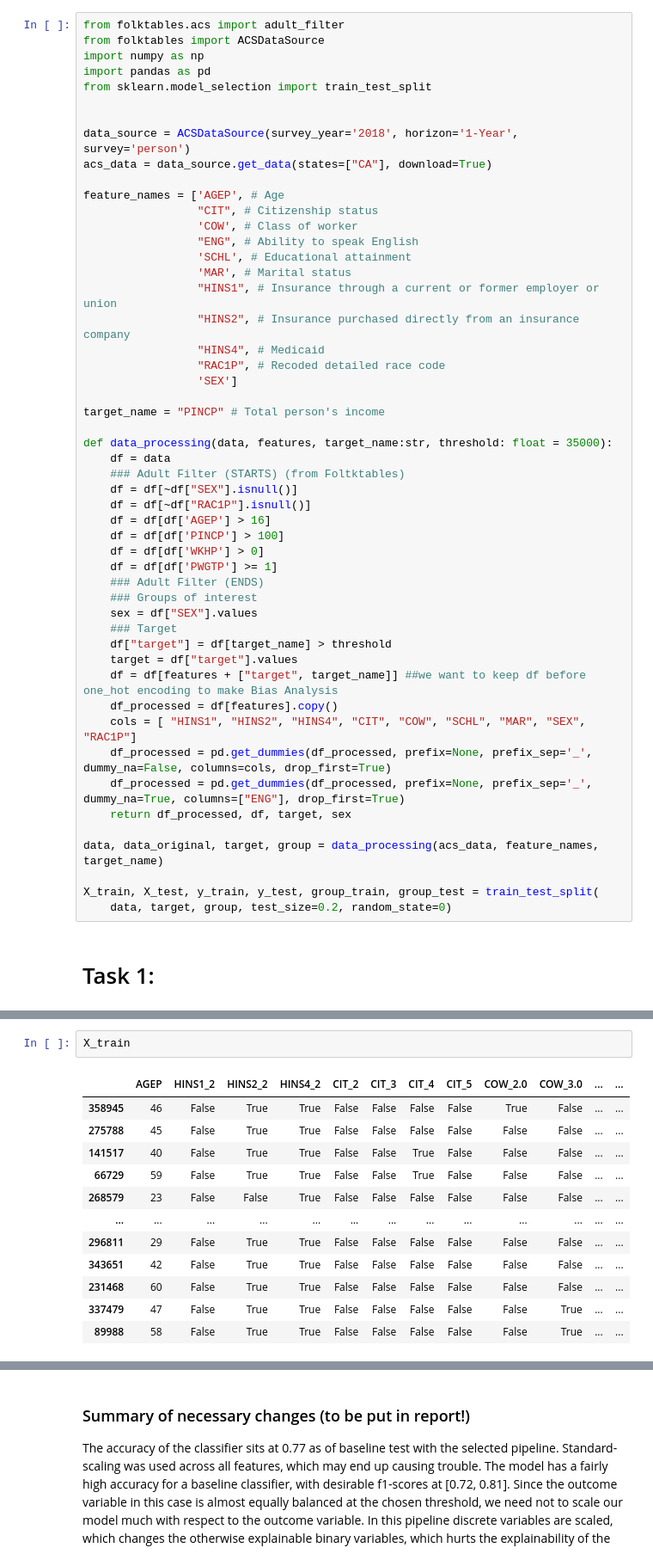
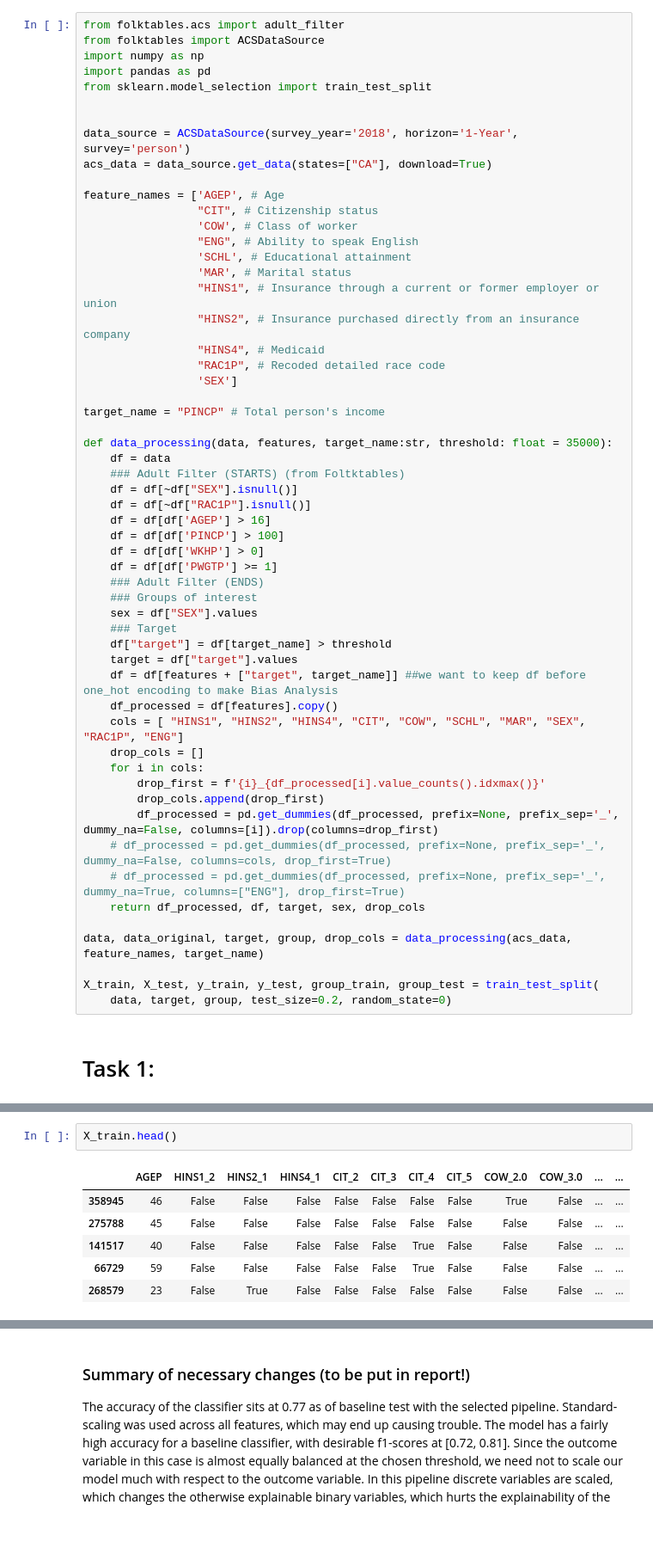
Before and after one commit to Steinar-Slette/AF_mandatory, a Jupyter notebook: notebooks/random_forest.ipynb, the cells around one changed output, grey strips where cells are left out. Shown at 86% size. Cells and saved outputs as stored; diff of their text form; blank space fills up the shorter version.

```diff
--- a/notebooks/random_forest.ipynb
+++ b/notebooks/random_forest.ipynb
@@ -46,12 +46,17 @@ def data_processing(data, features, target_name:str, threshold: float = 35000):
     target = df["target"].values
     df = df[features + ["target", target_name]] ##we want to keep df before one_hot encoding to make Bias Analysis
     df_processed = df[features].copy()
-    cols = [ "HINS1", "HINS2", "HINS4", "CIT", "COW", "SCHL", "MAR", "SEX", "RAC1P"]
-    df_processed = pd.get_dummies(df_processed, prefix=None, prefix_sep='_', dummy_na=False, columns=cols, drop_first=True)
-    df_processed = pd.get_dummies(df_processed, prefix=None, prefix_sep='_', dummy_na=True, columns=["ENG"], drop_first=True)
-    return df_processed, df, target, sex
+    cols = [ "HINS1", "HINS2", "HINS4", "CIT", "COW", "SCHL", "MAR", "SEX", "RAC1P", "ENG"]
+    drop_cols = []
+    for i in cols:
+        drop_first = f'{i}_{df_processed[i].value_counts().idxmax()}'
+        drop_cols.append(drop_first)
+        df_processed = pd.get_dummies(df_processed, prefix=None, prefix_sep='_', dummy_na=False, columns=[i]).drop(columns=drop_first)
+    # df_processed = pd.get_dummies(df_processed, prefix=None, prefix_sep='_', dummy_na=False, columns=cols, drop_first=True)
+    # df_processed = pd.get_dummies(df_processed, prefix=None, prefix_sep='_', dummy_na=True, columns=["ENG"], drop_first=True)
+    return df_processed, df, target, sex, drop_cols
 
-data, data_original, target, group = data_processing(acs_data, feature_names, target_name)
+data, data_original, target, group, drop_cols = data_processing(acs_data, feature_names, target_name)
 
 X_train, X_test, y_train, y_test, group_train, group_test = train_test_split(
     data, target, group, test_size=0.2, random_state=0)
@@ -70,17 +90,11 @@ from sklearn.model_selection import GridSearchCV
 import matplotlib.pyplot as plt
 import seaborn as sns
 # %%
-X_train
+X_train.head()
 # %% [output]
-|  | AGEP | HINS1_2 | HINS2_2 | HINS4_2 | CIT_2 | CIT_3 | CIT_4 | CIT_5 | COW_2.0 | COW_3.0 | ... | ... |
-| 358945 | 46 | False | True | True | False | False | False | False | True | False | ... | ... |
-| 275788 | 45 | False | True | True | False | False | False | False | False | False | ... | ... |
-| 141517 | 40 | False | True | True | False | False | True | False | False | False | ... | ... |
-| 66729 | 59 | False | True | True | False | False | True | False | False | False | ... | ... |
-| 268579 | 23 | False | False | True | False | False | False | False | False | False | ... | ... |
-| ... | ... | ... | ... | ... | ... | ... | ... | ... | ... | ... | ... | ... |
-| 296811 | 29 | False | True | True | False | False | False | False | False | False | ... | ... |
-| 343651 | 42 | False | True | True | False | False | False | False | False | False | ... | ... |
-| 231468 | 60 | False | True | True | False | False | False | False | False | False | ... | ... |
-| 337479 | 47 | False | True | True | False | False | False | False | False | True | ... | ... |
-| 89988 | 58 | False | True | True | False | False | False | False | False | True | ... | ... |
+|  | AGEP | HINS1_2 | HINS2_1 | HINS4_1 | CIT_2 | CIT_3 | CIT_4 | CIT_5 | COW_2.0 | COW_3.0 | ... | ... |
+| 358945 | 46 | False | False | False | False | False | False | False | True | False | ... | ... |
+| 275788 | 45 | False | False | False | False | False | False | False | False | False | ... | ... |
+| 141517 | 40 | False | False | False | False | False | True | False | False | False | ... | ... |
+| 66729 | 59 | False | False | False | False | False | True | False | False | False | ... | ... |
+| 268579 | 23 | False | True | False | False | False | False | False | False | False | ... | ... |
```
Also changed, not shown: parts of 7 cells of this notebook, 3 other files.
